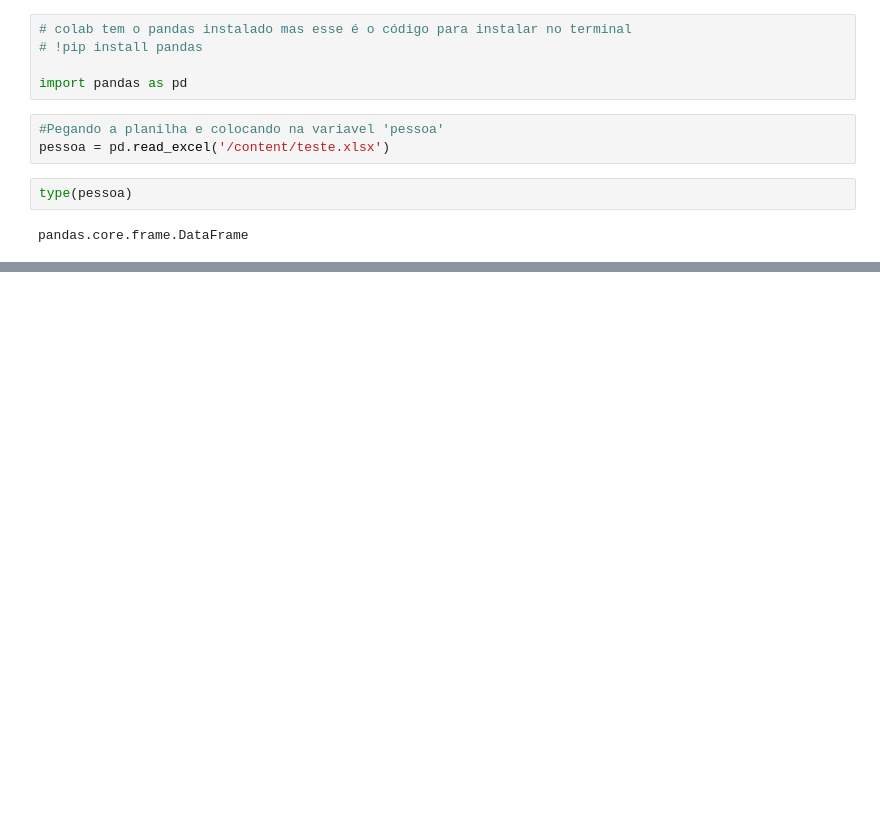
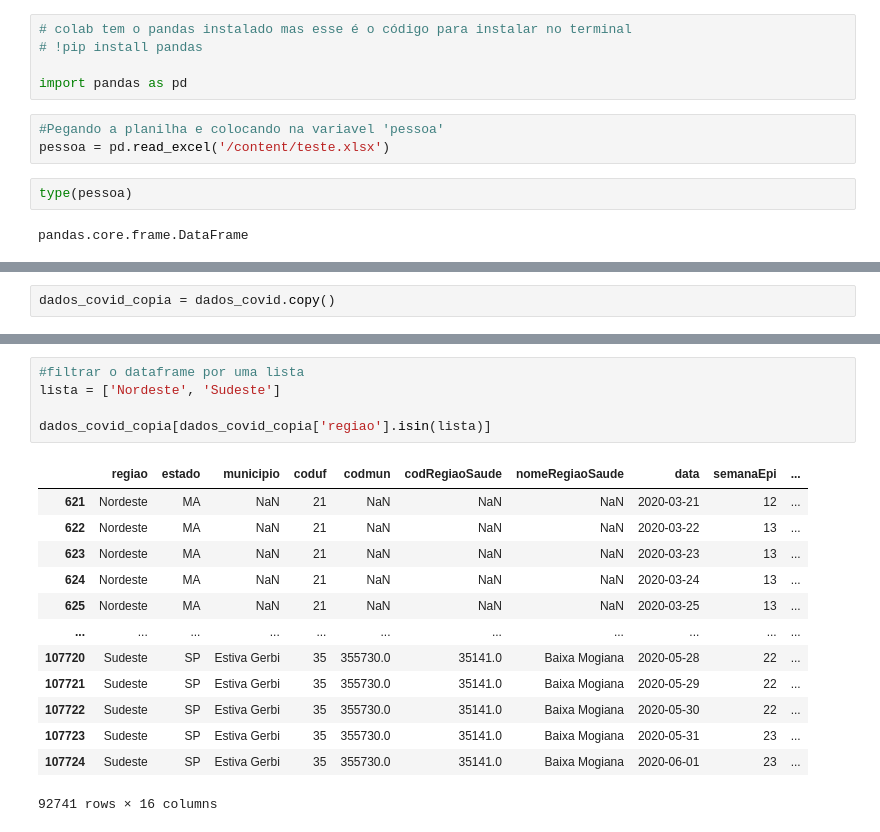
Before and after one commit to PedroIsacS/data_science_aulas, a Jupyter notebook: Pandas.ipynb, the cells around one changed output, grey strips where cells are left out. Cells and saved outputs as stored; diff of their text form; blank space fills up the shorter version.

```diff
--- a/Pandas.ipynb
+++ b/Pandas.ipynb
@@ -14,0 +132,2 @@ pandas.core.frame.DataFrame
+# %%
+dados_covid_copia = dados_covid.copy()
@@ -14,0 +159,19 @@ pandas.core.frame.DataFrame
+# %%
+#filtrar o dataframe por uma lista
+lista = ['Nordeste', 'Sudeste']
+
+dados_covid_copia[dados_covid_copia['regiao'].isin(lista)]
+# %% [output]
+|  | regiao | estado | municipio | coduf | codmun | codRegiaoSaude | nomeRegiaoSaude | data | semanaEpi | ... |
+| 621 | Nordeste | MA | NaN | 21 | NaN | NaN | NaN | 2020-03-21 | 12 | ... |
+| 622 | Nordeste | MA | NaN | 21 | NaN | NaN | NaN | 2020-03-22 | 13 | ... |
+| 623 | Nordeste | MA | NaN | 21 | NaN | NaN | NaN | 2020-03-23 | 13 | ... |
+| 624 | Nordeste | MA | NaN | 21 | NaN | NaN | NaN | 2020-03-24 | 13 | ... |
+| 625 | Nordeste | MA | NaN | 21 | NaN | NaN | NaN | 2020-03-25 | 13 | ... |
+| ... | ... | ... | ... | ... | ... | ... | ... | ... | ... | ... |
+| 107720 | Sudeste | SP | Estiva Gerbi | 35 | 355730.0 | 35141.0 | Baixa Mogiana | 2020-05-28 | 22 | ... |
+| 107721 | Sudeste | SP | Estiva Gerbi | 35 | 355730.0 | 35141.0 | Baixa Mogiana | 2020-05-29 | 22 | ... |
+| 107722 | Sudeste | SP | Estiva Gerbi | 35 | 355730.0 | 35141.0 | Baixa Mogiana | 2020-05-30 | 22 | ... |
+| 107723 | Sudeste | SP | Estiva Gerbi | 35 | 355730.0 | 35141.0 | Baixa Mogiana | 2020-05-31 | 23 | ... |
+| 107724 | Sudeste | SP | Estiva Gerbi | 35 | 355730.0 | 35141.0 | Baixa Mogiana | 2020-06-01 | 23 | ... |
+92741 rows × 16 columns
```
Also changed, not shown: parts of 11 cells of this notebook.
